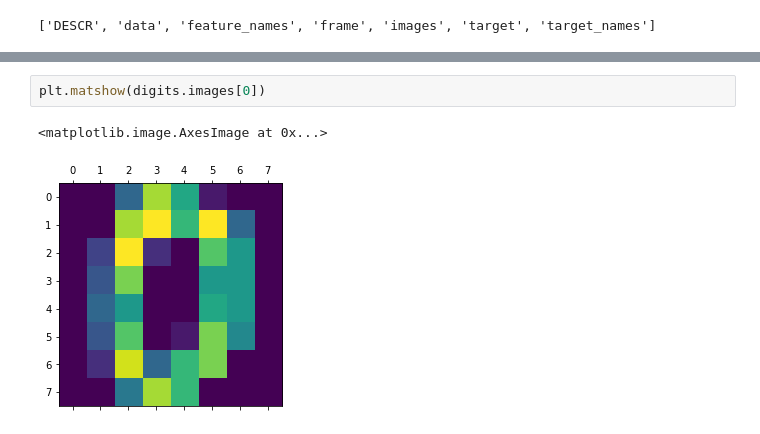
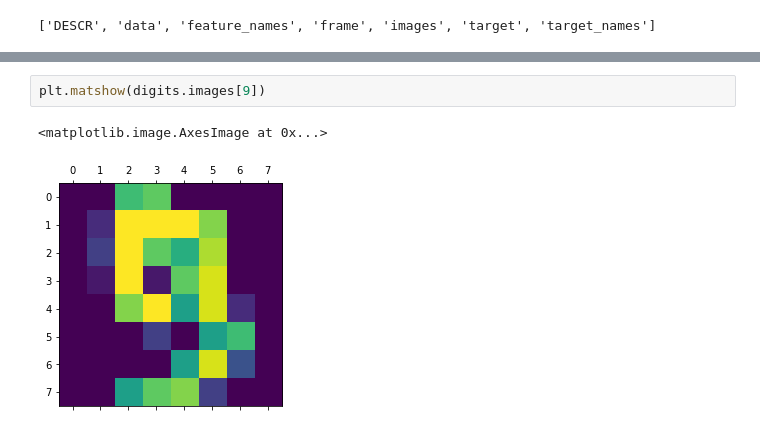
Before and after one commit to Harshita-Batra-1/Machine-Learning-projects, a Jupyter notebook: HandwrittenDigits.ipynb, the cells around one changed output, grey strips where cells are left out. Drawn from its saved outputs; the diff is of its cells as text.

```diff
--- a/HandwrittenDigits.ipynb
+++ b/HandwrittenDigits.ipynb
@@ -25,6 +47,6 @@ digits.target[0]
 # %%
-plt.matshow(digits.images[0])
+plt.matshow(digits.images[9])
 # %% [output]
 <matplotlib.image.AxesImage at 0x...>
-[figure, old version]
+[figure, new version]
 # %%
```
Also changed, not shown: parts of 27 cells of this notebook.
